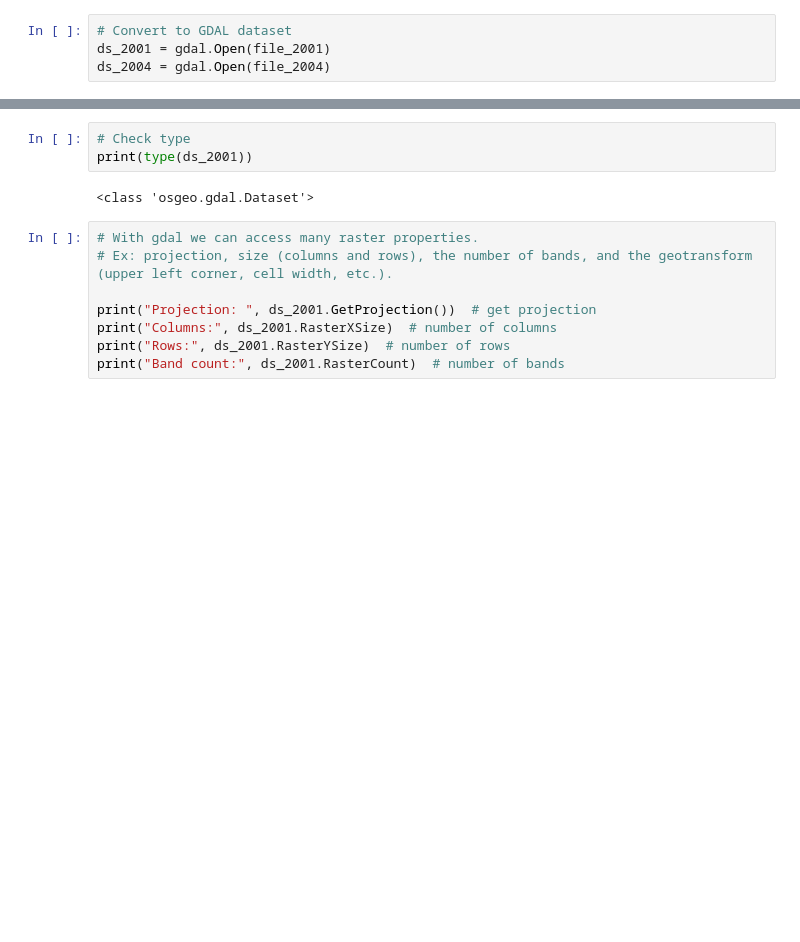
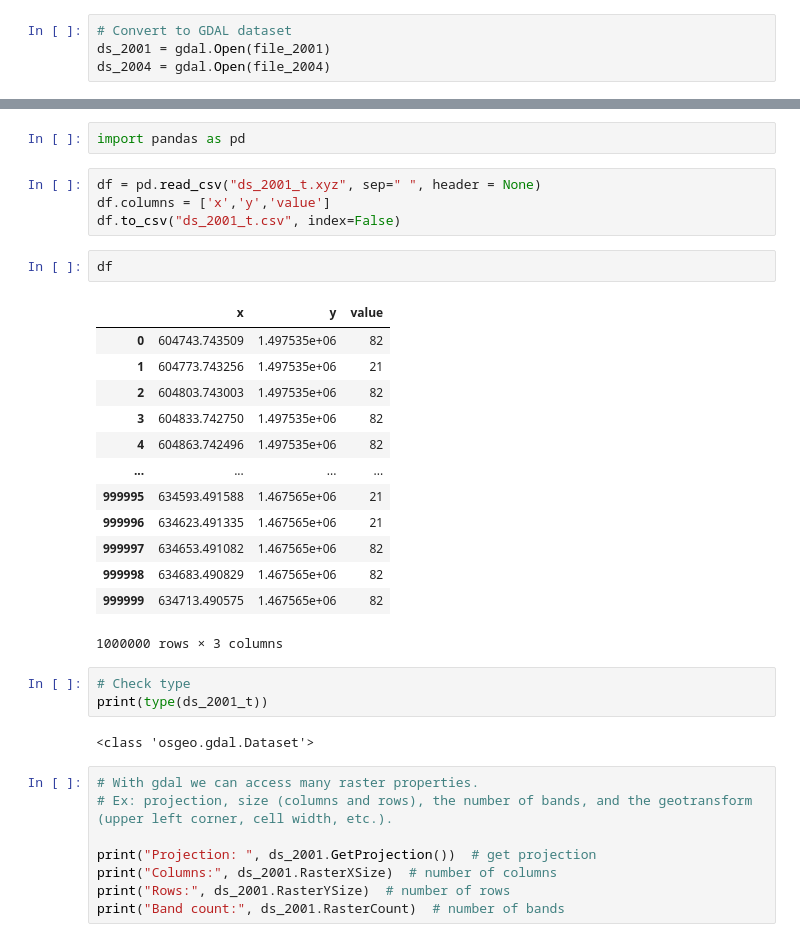
Before and after one commit to VandyDataScience/land-trust, a Jupyter notebook: 11-gdal-testing.ipynb, the cells around one changed output, grey strips where cells are left out. Saved outputs shown, nothing was run; the diff lists cells and outputs as text; blank space fills up the shorter version.

```diff
--- a/11-gdal-testing.ipynb
+++ b/11-gdal-testing.ipynb
@@ -22,6 +65,28 @@ ds_2004 = gdal.Open(file_2004)
+# %%
+import pandas as pd
+# %%
+df = pd.read_csv("ds_2001_t.xyz", sep=" ", header = None)
+df.columns = ['x','y','value']
+df.to_csv("ds_2001_t.csv", index=False)
+# %%
+df
+# %% [output]
+|  | x | y | value |
+| 0 | 604743.743509 | 1.497535e+06 | 82 |
+| 1 | 604773.743256 | 1.497535e+06 | 21 |
+| 2 | 604803.743003 | 1.497535e+06 | 82 |
+| 3 | 604833.742750 | 1.497535e+06 | 82 |
+| 4 | 604863.742496 | 1.497535e+06 | 82 |
+| ... | ... | ... | ... |
+| 999995 | 634593.491588 | 1.467565e+06 | 21 |
+| 999996 | 634623.491335 | 1.467565e+06 | 21 |
+| 999997 | 634653.491082 | 1.467565e+06 | 82 |
+| 999998 | 634683.490829 | 1.467565e+06 | 82 |
+| 999999 | 634713.490575 | 1.467565e+06 | 82 |
+1000000 rows × 3 columns
 # %%
 # Check type
-print(type(ds_2001))
+print(type(ds_2001_t))
 # %% [output]
 <class 'osgeo.gdal.Dataset'>
 # %%
```
Also changed, not shown: parts of 20 cells of this notebook.
